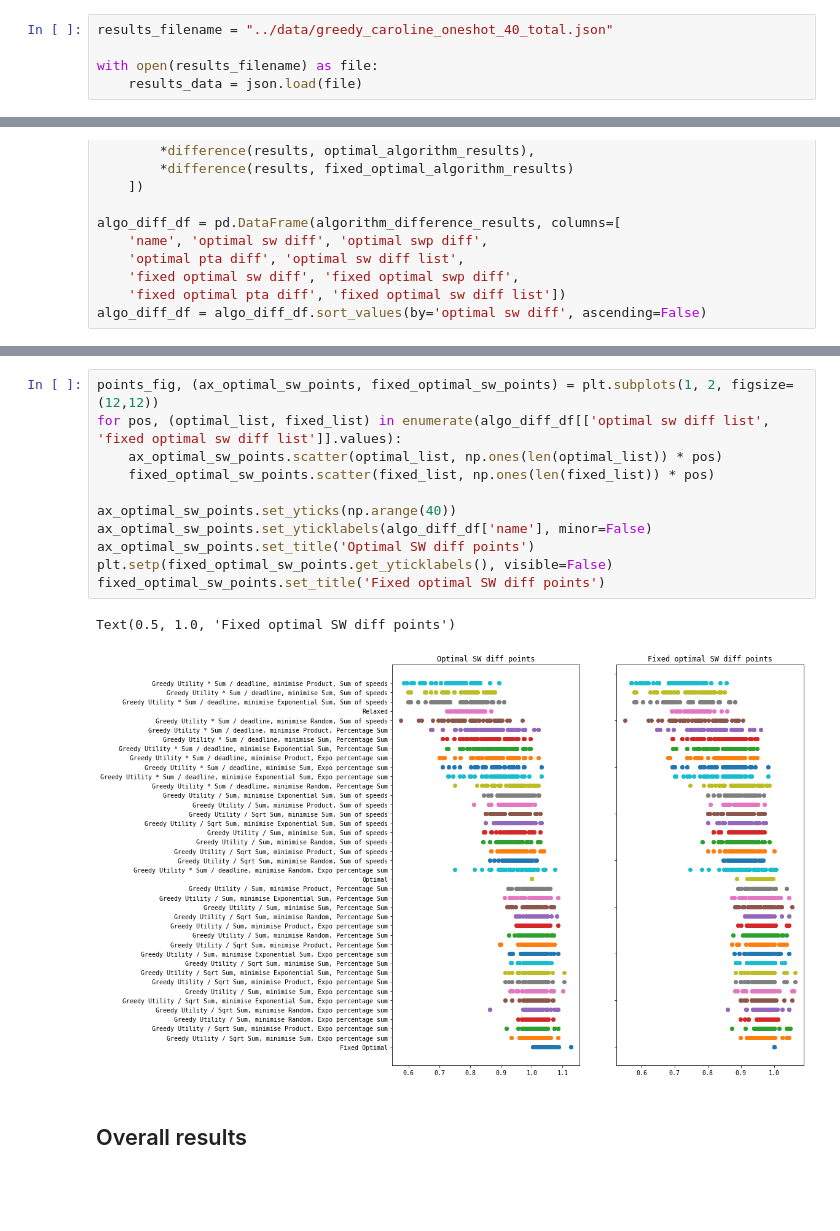
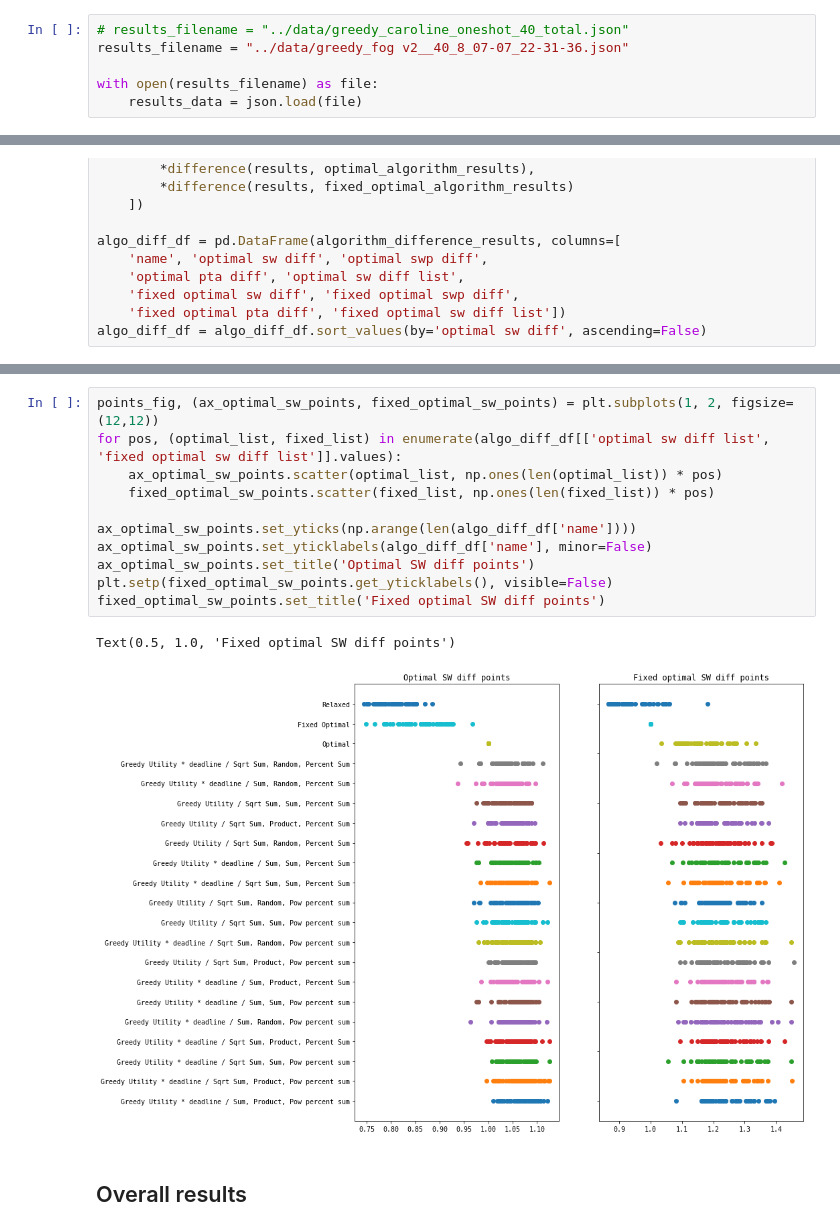
Before and after one commit to pseudo-rnd-thoughts/Elastic-Resource-Allocation, a Jupyter notebook: analysis/greedy.ipynb, the cells around one changed output, grey strips where cells are left out. Drawn from its saved outputs; the diff is of its cells as text; blank space fills up the shorter version.

Commit message:
Update analysis code with more graphs

```diff
--- a/analysis/greedy.ipynb
+++ b/analysis/greedy.ipynb
@@ -15,7 +15,8 @@ import seaborn as sns
 matplotlib.rcParams['font.family'] = "monospace"
 %matplotlib inline
 # %%
-results_filename = "../data/greedy_caroline_oneshot_40_total.json"
+# results_filename = "../data/greedy_caroline_oneshot_40_total.json"
+results_filename = "../data/greedy_fog v2__40_8_07-07_22-31-36.json"
 
 with open(results_filename) as file:
     results_data = json.load(file)
@@ -140,17 +141,17 @@ Text(0.5, 1.0, 'Fixed Optimal PTA Difference')
 # %%
 points_fig, (ax_optimal_sw_points, fixed_optimal_sw_points) = plt.subplots(1, 2, figsize=(12,12))
 for pos, (optimal_list, fixed_list) in enumerate(algo_diff_df[['optimal sw diff list', 'fixed optimal sw diff list']].values):
     ax_optimal_sw_points.scatter(optimal_list, np.ones(len(optimal_list)) * pos)
     fixed_optimal_sw_points.scatter(fixed_list, np.ones(len(fixed_list)) * pos)
 
-ax_optimal_sw_points.set_yticks(np.arange(40))
+ax_optimal_sw_points.set_yticks(np.arange(len(algo_diff_df['name'])))
 ax_optimal_sw_points.set_yticklabels(algo_diff_df['name'], minor=False)
 ax_optimal_sw_points.set_title('Optimal SW diff points')
 plt.setp(fixed_optimal_sw_points.get_yticklabels(), visible=False)
 fixed_optimal_sw_points.set_title('Fixed optimal SW diff points')
 # %% [output]
 Text(0.5, 1.0, 'Fixed optimal SW diff points')
-[figure, old version]
+[figure, new version]
 # %% [markdown]
 ## Overall results
 # %%
```
Also changed, not shown: parts of 5 cells of this notebook, 2 other files.
